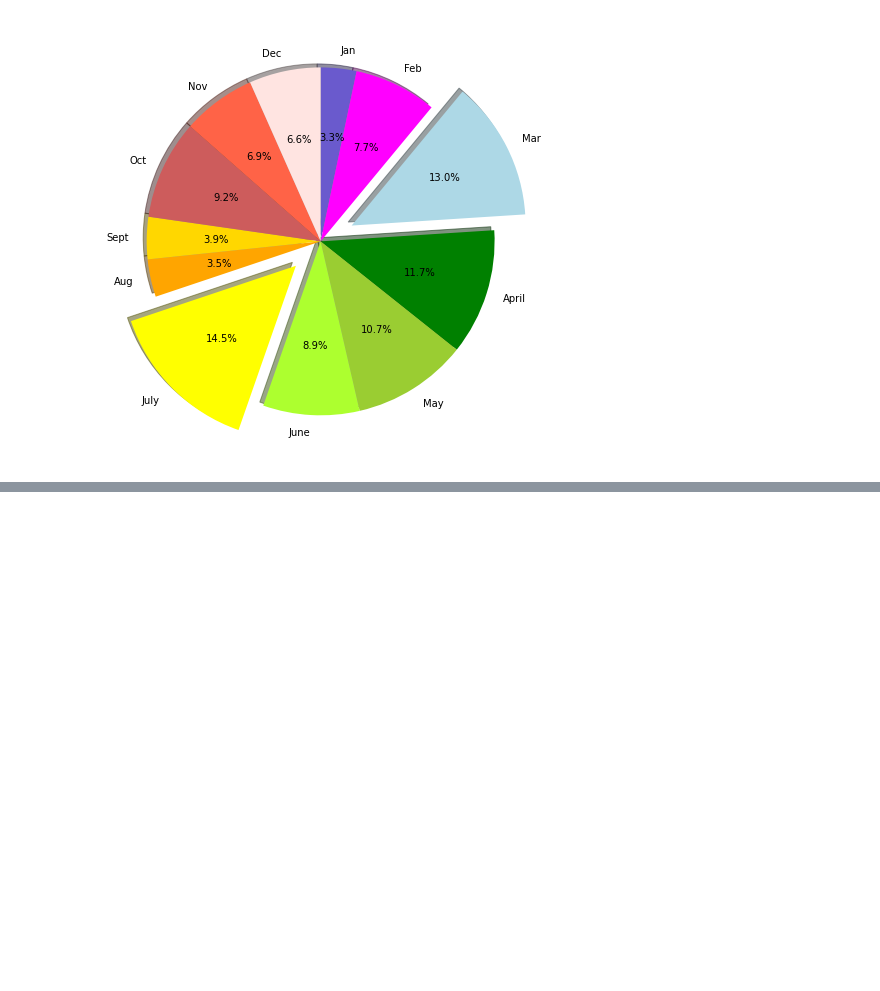
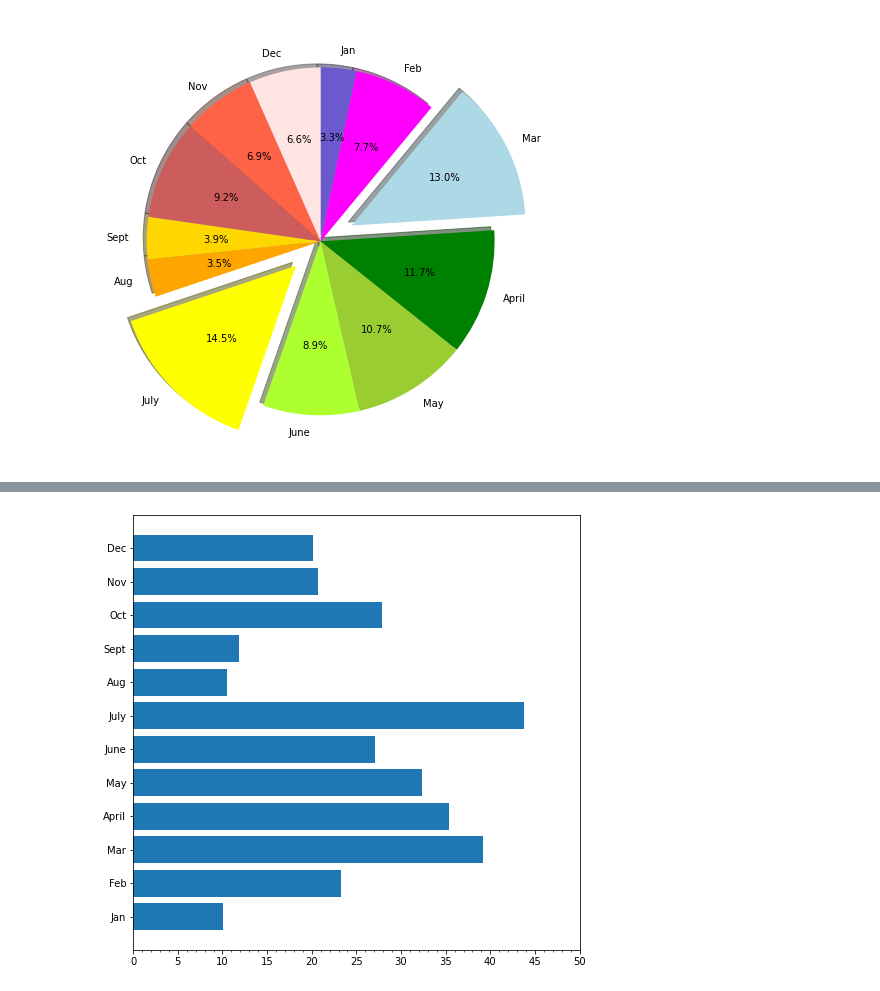
Before and after one commit to boyerjason700/PyBer, a Jupyter notebook: matplotlib_practice.ipynb, the cells around one changed output, grey strips where cells are left out. Drawn from its saved outputs; the diff is of its cells as text; code cells hidden in the pictures; blank space fills up the shorter version.

```diff
--- a/matplotlib_practice.ipynb
+++ b/matplotlib_practice.ipynb
@@ -275,0 +351,12 @@ plt.show()
+# %%
+from matplotlib.ticker import MultipleLocator
+# Increase the size of the plot figure.
+fig, ax = plt.subplots(figsize=(8, 8))
+ax.barh(x_axis, y_axis)
+ax.set_xticks(np.arange(0, 51, step=5.0))
+
+# Create minor ticks at an increment of 1.
+ax.xaxis.set_minor_locator(MultipleLocator(1))
+plt.show()
+# %% [output]
+[figure, added]
```
Also changed, not shown: parts of 9 cells of this notebook, 3 other files.
